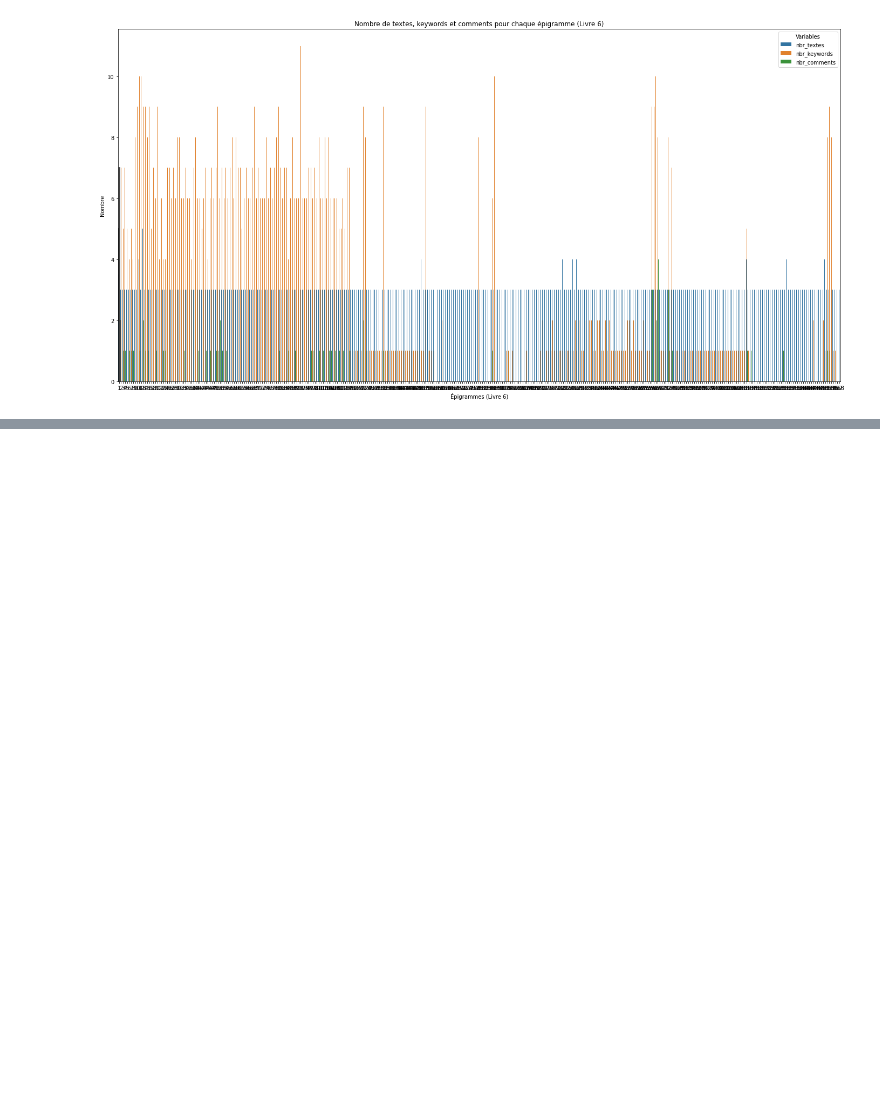
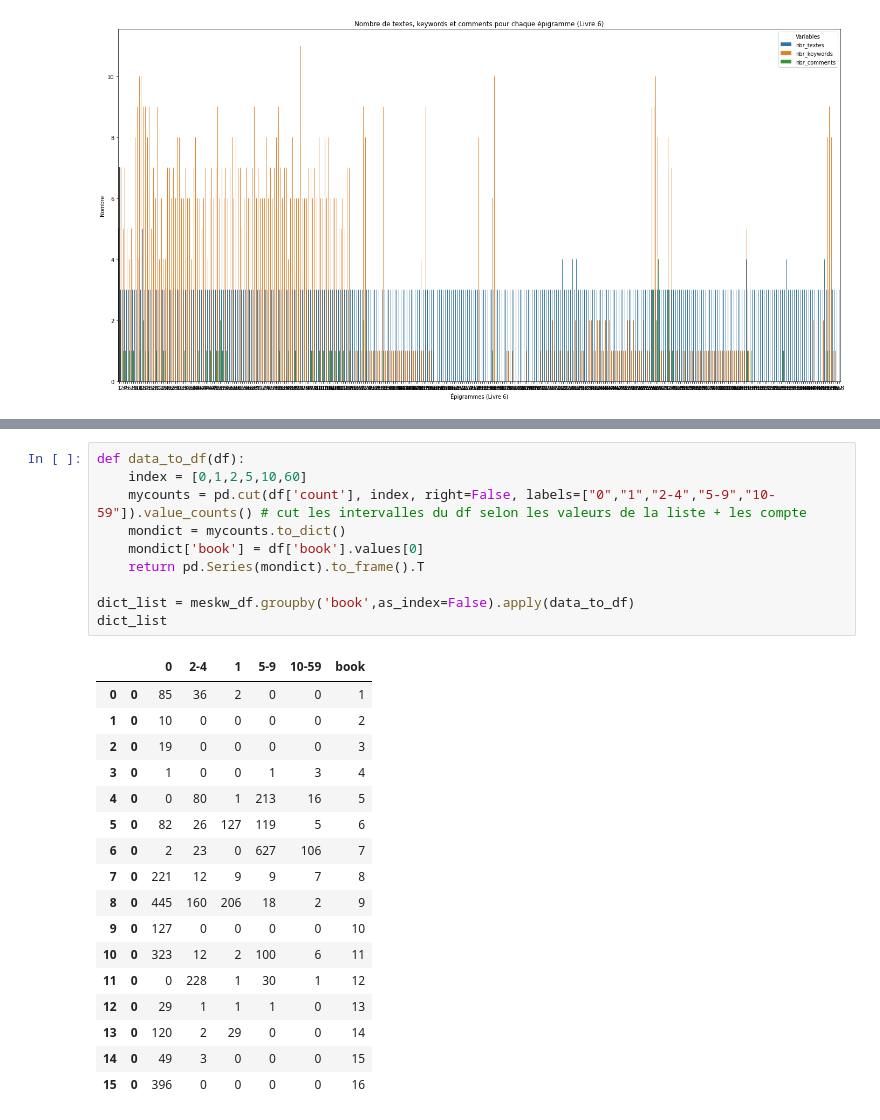
Before and after one commit to MathildeVrst/AG-Viz, a Jupyter notebook: _build/jupyter_execute/Seaborn.ipynb, the cells around one changed output, grey strips where cells are left out. Saved outputs shown, nothing was run; the diff lists cells and outputs as text; blank space fills up the shorter version.

```diff
--- a/_build/jupyter_execute/Seaborn.ipynb
+++ b/_build/jupyter_execute/Seaborn.ipynb
@@ -331,0 +368,28 @@ plt.show()
+# %%
+def data_to_df(df):
+    index = [0,1,2,5,10,60]
+    mycounts = pd.cut(df['count'], index, right=False, labels=["0","1","2-4","5-9","10-59"]).value_counts() # cut les intervalles du df selon les valeurs de la liste + les compte
+    mondict = mycounts.to_dict()
+    mondict['book'] = df['book'].values[0]
+    return pd.Series(mondict).to_frame().T
+
+dict_list = meskw_df.groupby('book',as_index=False).apply(data_to_df)
+dict_list
+# %% [output]
+|  |  | 0 | 2-4 | 1 | 5-9 | 10-59 | book |
+| 0 | 0 | 85 | 36 | 2 | 0 | 0 | 1 |
+| 1 | 0 | 10 | 0 | 0 | 0 | 0 | 2 |
+| 2 | 0 | 19 | 0 | 0 | 0 | 0 | 3 |
+| 3 | 0 | 1 | 0 | 0 | 1 | 3 | 4 |
+| 4 | 0 | 0 | 80 | 1 | 213 | 16 | 5 |
+| 5 | 0 | 82 | 26 | 127 | 119 | 5 | 6 |
+| 6 | 0 | 2 | 23 | 0 | 627 | 106 | 7 |
+| 7 | 0 | 221 | 12 | 9 | 9 | 7 | 8 |
+| 8 | 0 | 445 | 160 | 206 | 18 | 2 | 9 |
+| 9 | 0 | 127 | 0 | 0 | 0 | 0 | 10 |
+| 10 | 0 | 323 | 12 | 2 | 100 | 6 | 11 |
+| 11 | 0 | 0 | 228 | 1 | 30 | 1 | 12 |
+| 12 | 0 | 29 | 1 | 1 | 1 | 0 | 13 |
+| 13 | 0 | 120 | 2 | 29 | 0 | 0 | 14 |
+| 14 | 0 | 49 | 3 | 0 | 0 | 0 | 15 |
+| 15 | 0 | 396 | 0 | 0 | 0 | 0 | 16 |
```
Also changed, not shown: parts of 9 cells of this notebook, 16 other files.
